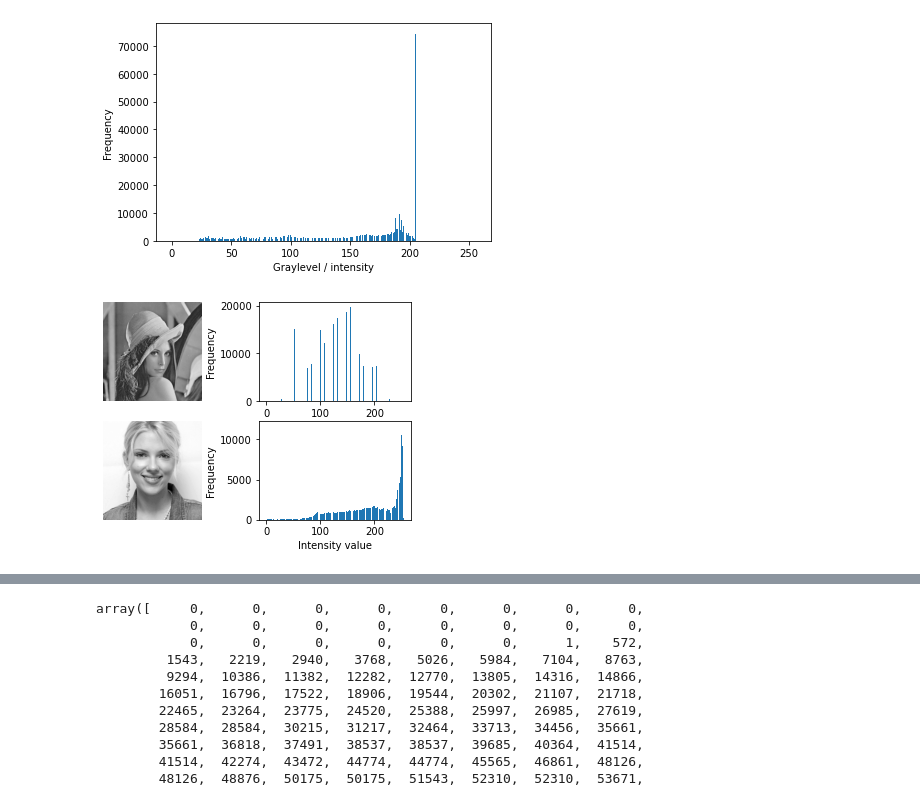
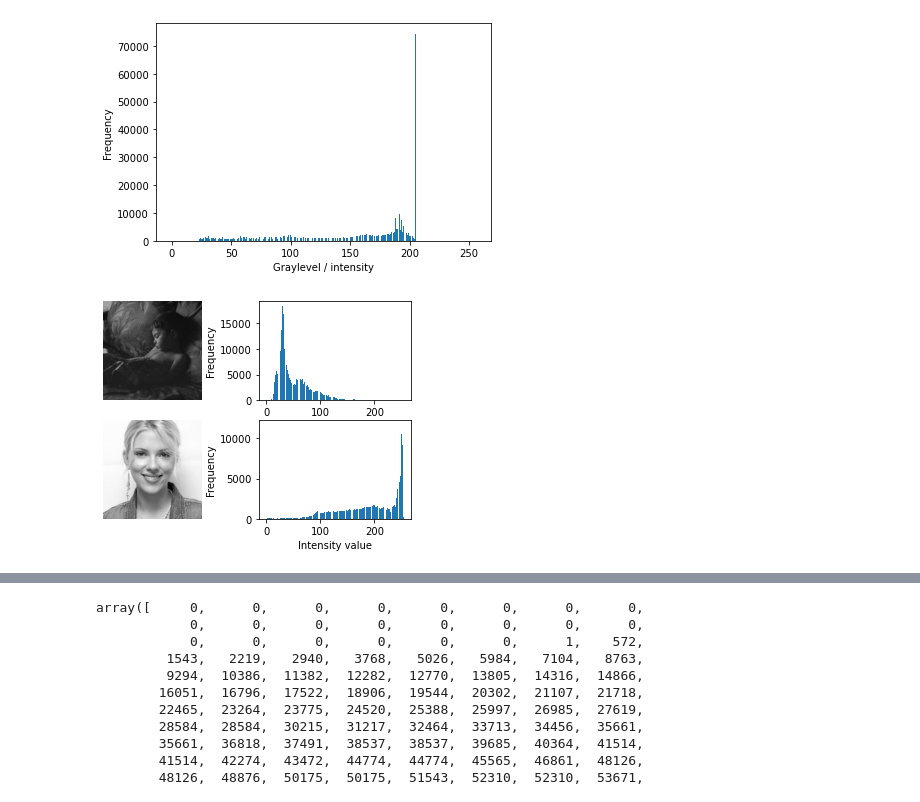
Before and after one commit to CherifYasmine/image-processing, a Jupyter notebook: Fundamentals.ipynb, the cells around one changed output, grey strips where cells are left out. Drawn from its saved outputs; the diff is of its cells as text; code cells hidden in the pictures.

```diff
--- a/Fundamentals.ipynb
+++ b/Fundamentals.ipynb
@@ -30,7 +33,7 @@ def readImagePgm(file_name):
     file.close()
     return matrix
 # %%
-matrix = readImagePgm('pic1.pgm')
+matrix = readImagePgm('images/pic1.pgm')
 matrix
 # %% [output]
 matrix([[ 70, 205, 205, ..., 205, 205, 205],
@@ -86,32 +89,31 @@ plt.ylabel('Frequency')
 Text(0, 0.5, 'Frequency')
 [figure]
 # %%
-import imageio
-img1 = imageio.imread("./grey.png")
-img2 = imageio.imread("./scarlett.jpg")
+img1 = imageio.imread("images/nap.jpg")
+img2 = imageio.imread("images/scarlett.jpg")
 
 hist_img1 = histogram(img1)
 hist_img2 = histogram(img2)
 
 plt.subplot(221)
 plt.imshow(img1, cmap="gray", vmin=0, vmax=255)
 plt.axis('off')
 plt.subplot(223)
 plt.imshow(img2, cmap="gray", vmin=0, vmax=255)
 plt.axis('off')
 
 plt.subplot(222)
 plt.bar(range(256), hist_img1)
 plt.xlabel('Intensity value')
 plt.ylabel('Frequency')
 
 plt.subplot(224)
 plt.bar(range(256), hist_img2)
 plt.xlabel('Intensity value')
 plt.ylabel('Frequency')
 plt.show()
 # %% [output]
-[figure, old version]
+[figure, new version]
 # %%
 def cumulative_histogram (histogram):
     histC = np.zeros(256).astype(int)
```
Also changed, not shown: parts of 13 cells of this notebook, 1 other file.
